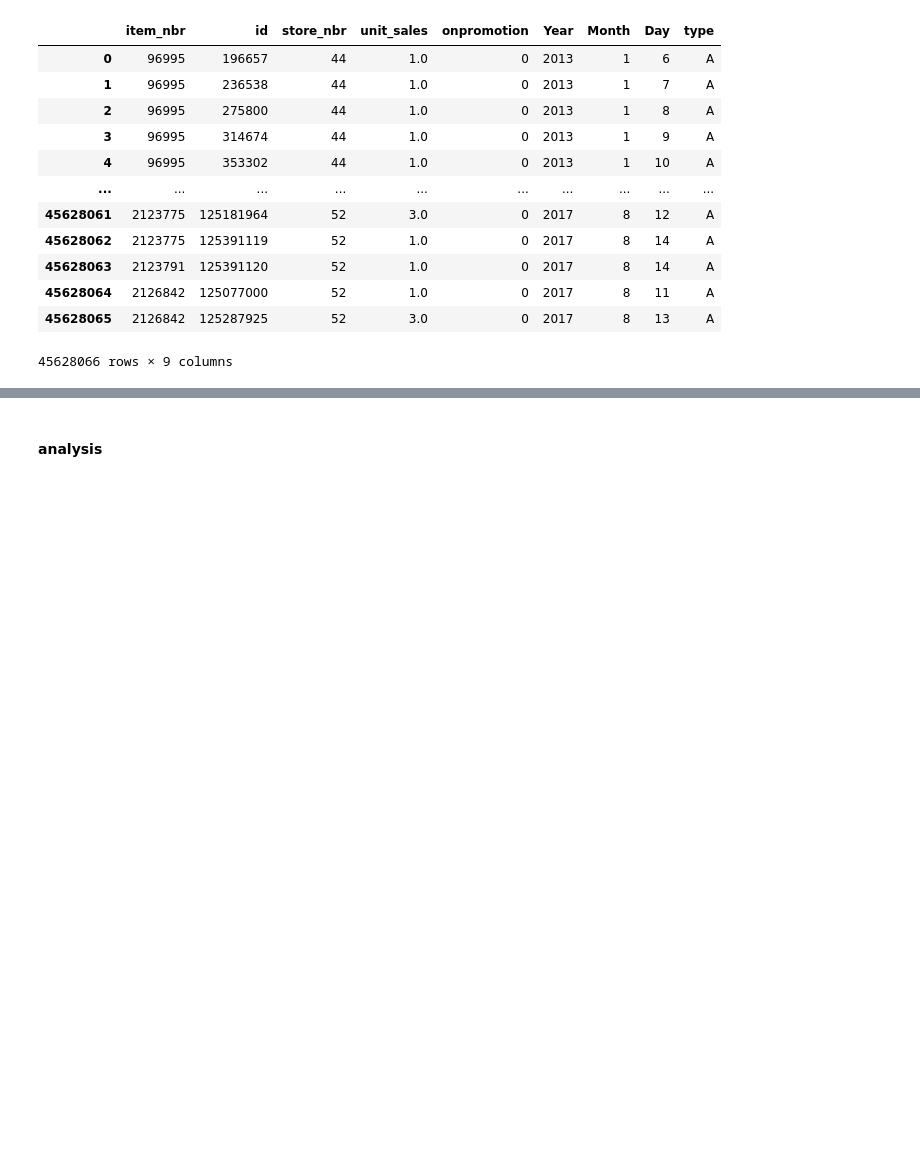
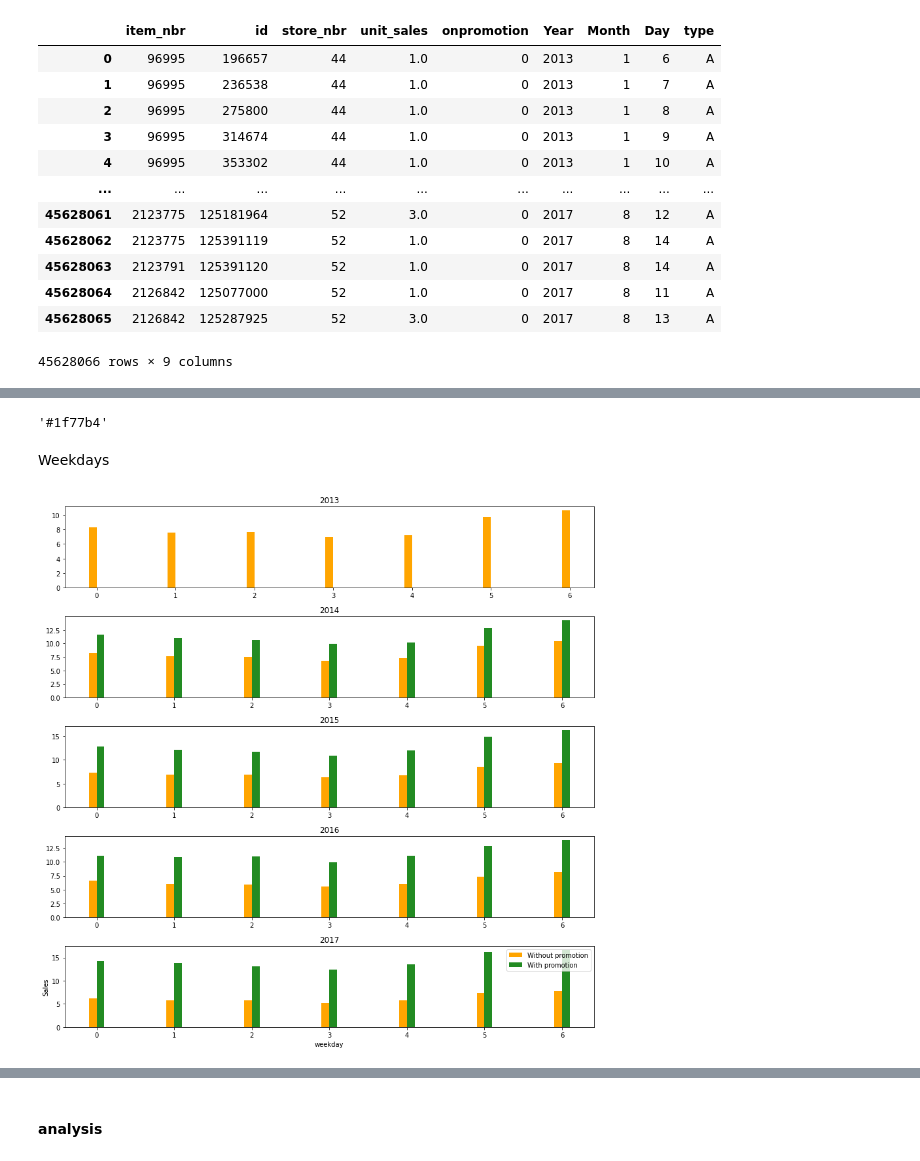
Before and after one commit to juli-ter/Coursework4, a Jupyter notebook: Favorita_Grocery.ipynb, the cells around one changed output, grey strips where cells are left out. Cells and saved outputs as stored; diff of their text form; code cells hidden in the pictures; blank space fills up the shorter version.

```diff
--- a/Favorita_Grocery.ipynb
+++ b/Favorita_Grocery.ipynb
@@ -617,0 +698,18 @@ grocery.to_csv(out + "grocery_all.csv", index=False)
+# %%
+
+dtype_dict={"id":np.uint32,
+            "store_nbr":np.uint8,
+            "item_nbr":np.uint32,
+            "unit_sales":np.float32,
+            "year":np.uint16,
+            "month":np.uint8,
+            "day":np.uint8,
+            "weekday":np.uint8,
+            "week_num":np.uint8,
+           }
+# %%
+df13 = pd.read_csv(raw_path + 'df13.csv', dtype = dtype_dict, index_col=False)
+df14 = pd.read_csv(raw_path + 'df14.csv', dtype = dtype_dict, index_col=False)
+df15 = pd.read_csv(raw_path + 'df15.csv', dtype = dtype_dict, index_col=False)
+df16 = pd.read_csv(raw_path + 'df16.csv', dtype = dtype_dict, index_col=False)
+df17 = pd.read_csv(raw_path + 'df17.csv', dtype = dtype_dict, index_col=False)
@@ -617,0 +732,29 @@ grocery.to_csv(out + "grocery_all.csv", index=False)
+# %%
+import matplotlib.colors as mcolors
+colors = list(mcolors.TABLEAU_COLORS.values())
+colors[0]
+# %% [output]
+'#1f77b4'
+# %% [markdown]
+Weekdays
+# %%
+labels = [0, 1, 2, 3, 4, 5, 6]
+years = [df13, df14, df15, df16, df17]
+x = np.arange(len(labels))  # the label locations
+width = 0.1  # the width of the bars
+
+figure, axis = plt.subplots(5, 1, figsize=(12, 12))
+for y in range(0, len(years)):
+    # df_name = 'df'+str(years[y])[2:]
+    num = 0
+    rects2 = axis[y].bar(x - width/2, [years[y][(years[y]['weekday'] == i) & (years[y]['onpromotion'] == 0)].unit_sales.mean() for i in labels], color = "orange", width=width, label='Without promotion')
+    rects4 = axis[y].bar(x + width/2, [years[y][(years[y]['weekday'] == i) & (years[y]['onpromotion'] == 1)].unit_sales.mean() for i in labels], color = "forestgreen", width=width, label='With promotion')
+    num+=1
+    axis[y].set_title("20" + str(13+y))
+plt.xticks(x, labels)
+plt.xlabel("weekday")
+plt.ylabel("Sales")
+plt.legend(fontsize = 10)
+plt.tight_layout()
+# %% [output]
+[figure, added]
```
Also changed, not shown: parts of 69 cells of this notebook.
